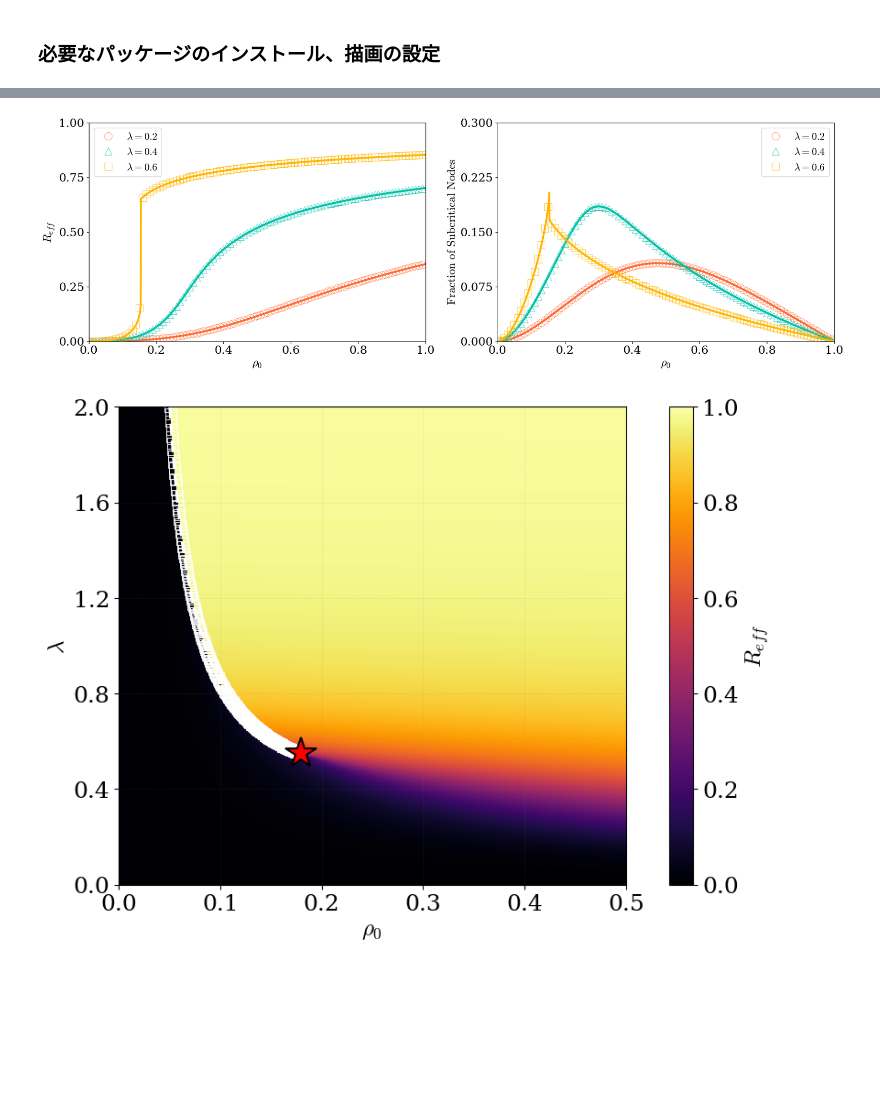
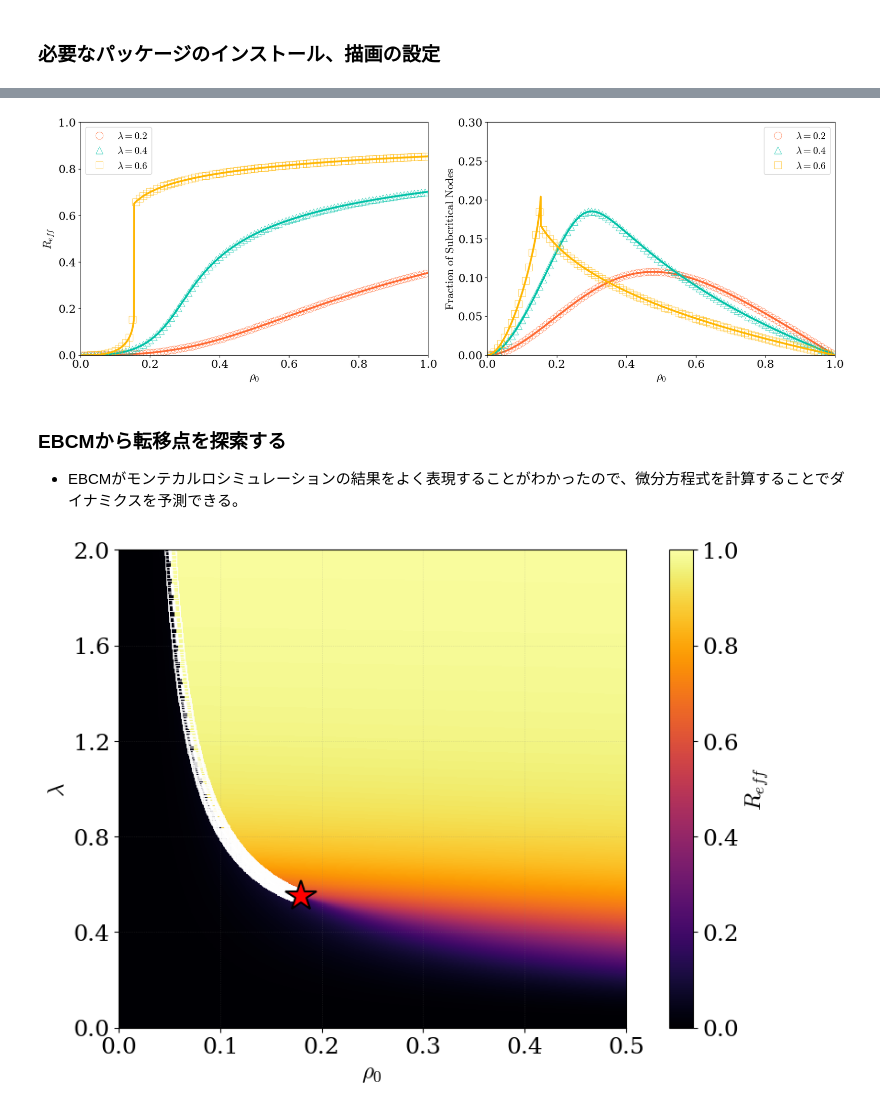
Before and after one commit to Kojirouuuu/directed-network-simulations, a Jupyter notebook: notebooks/directed-ebcm.ipynb, the cells around one changed output, grey strips where cells are left out. Drawn from its saved outputs; the diff is of its cells as text; code cells hidden in the pictures; blank space fills up the shorter version.

```diff
--- a/notebooks/directed-ebcm.ipynb
+++ b/notebooks/directed-ebcm.ipynb
@@ -150,48 +170,34 @@ for lidx, lambda_d in enumerate(lambda_d_values):
     y = g["R"].sel(lambda_d=lambda_d).sel(T=show_T).squeeze()
     y = (y - ebcm_rho0_values) / (1 - ebcm_rho0_values)
     y.plot(
         ax=ax[0],
         linestyle="-", linewidth=3.0, color=colors[lidx]
     )
 
     y = g["Phi"].sel(lambda_d=lambda_d).sel(T=show_T).squeeze()
     y = y * (1 - ebcm_rho0_values)
     y.plot(
         ax=ax[1],
         linestyle="-", linewidth=3.0, color=colors[lidx]
     )
 
     ax[0].set_xlabel(rf"$\rho_0$")
-    # ax[0].set_ylabel(rf"$\frac{{R(\infty)-\rho_0}}{{1-\rho_0}}$")
     ax[0].set_ylabel(rf"$R_{{eff}}$")
     ax[0].set_xlim(0, 1)
     ax[0].set_ylim(0, 1)
-    # ax[0].grid(linestyle="-", alpha=0.3)
     ax[0].set_title("")
     ax[0].legend()
 
     ax[1].set_xlabel(rf"$\rho_0$")
-    # ax[1].set_ylabel(rf"$(1-\rho_0)\Phi(T-1, \theta(\infty))$")
-    # ax[1].set_ylabel(rf"$(1-\rho_0)\sum_{{j, k}}P(j, k) \phi_m(j, T-1)$")
     ax[1].set_ylabel(rf"$\rm{{Fraction \ of \ Subcritical \ Nodes}}$")
     ax[1].set_xlim(0, 1)
     ax[1].set_ylim(0, 0.3)
-    # ax[1].grid(linestyle="-", alpha=0.3)
     ax[1].set_title("")
     ax[1].legend()
 
-n_ticks = 5  # 揃えたい目盛り数
-
-for a in ax:
-    ymin, ymax = a.get_ylim()
-    ticks = np.linspace(ymin, ymax, n_ticks)
-    a.set_yticks(ticks)
-
-plt.tight_layout()
-plt.savefig("fig/R-and-Phi.png", dpi=300)
 plt.show()
 # %% [output]
-[figure, old version]
+[figure, new version]
 # %%
 ebcm_rho0_values = g["rho0"].values
 ebcm_lambda_d_values = g["lambda_d"].values
@@ -199,6 +205,10 @@ ebcm_lambda_d_values = g["lambda_d"].values
 gd_gdp = pd.read_csv(os.path.join(ebcm_path, "gd_gdp_zero.csv"))
 
 gd_gdp_gdpp = pd.read_csv(os.path.join(ebcm_path, "gd_gdp_gdpp_zero.csv"))
+# %% [markdown]
+### EBCMから転移点を探索する
+
+- EBCMがモンテカルロシミュレーションの結果をよく表現することがわかったので、微分方程式を計算することでダイナミクスを予測できる。
 # %%
 lambda_c_horizontal = []
 lambda_c_vertical = []
```
Also changed, not shown: parts of 14 cells of this notebook, 3 other files.
